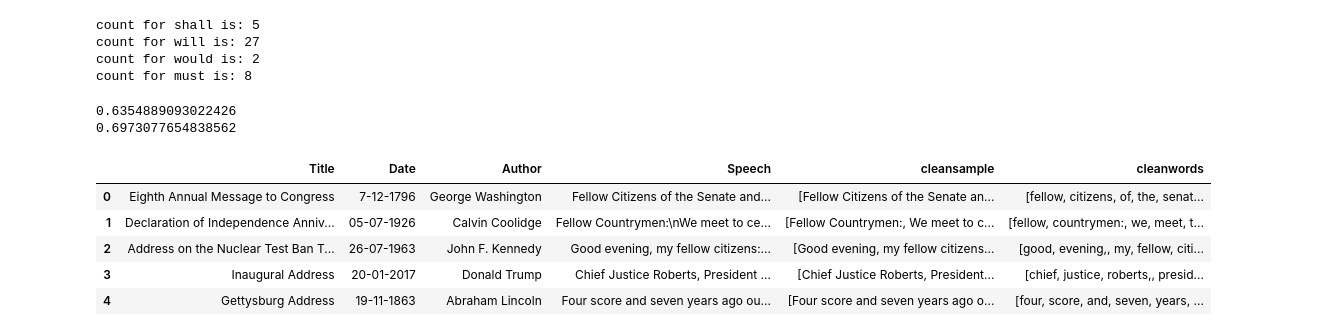
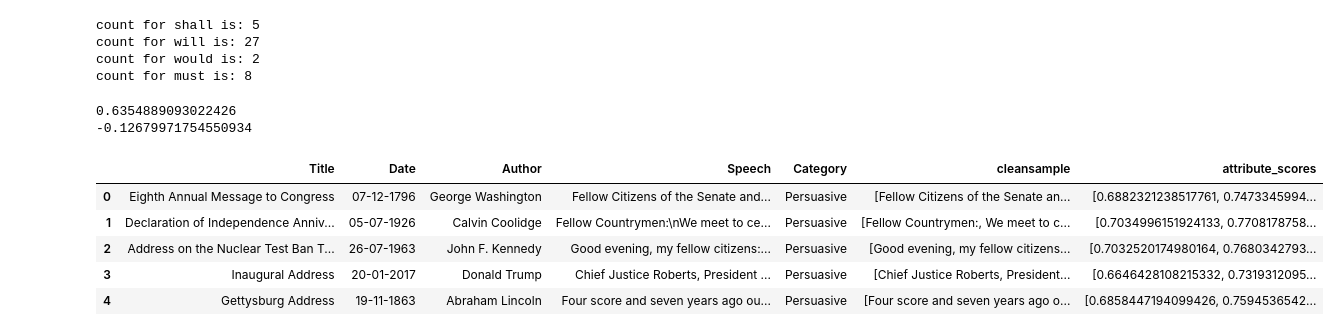
Before and after one commit to hauntedcupoftea/skript, a Jupyter notebook: skriptExperimentation.ipynb, the cells around one changed output. Cells and saved outputs as stored; diff of their text form; code cells hidden in the pictures.

```diff
--- a/skriptExperimentation.ipynb
+++ b/skriptExperimentation.ipynb
@@ -29,6 +29,6 @@ Your kernel may have been built without NUMA support.
 # %%
 # import the sample dataset, created by Vasu Jain.
-dataset = pd.read_csv('Speeches.csv')
+dataset = pd.read_csv('speechescsv.csv', encoding='unicode_escape')
 # %%
 # let the user select a speech and seperate every sentence from it.
 f = open('sample.txt', 'r', encoding='UTF8')
@@ -104,40 +106,49 @@ for i in proc:
 PERscore = np.sqrt(modcount/auxcount)
 print(PERscore)
 
-print(proc.similarity(nlp("progressive")))
+print(proc.similarity(nlp("sexy")))
 # %% [output]
 0.6354889093022426
-0.6973077654838562
+-0.12679971754550934
+# %%
+def attrSep(proc: spacy.tokens.doc.Doc) -> list:
+    info = proc.similarity(nlp('information facts assertion'))
+    pers = proc.similarity(nlp('imperative persuasive argument'))
+    desc = proc.similarity(nlp('descriptive demonstration workshop'))
+    entr = proc.similarity(nlp('entertaining witty engaging'))
+    cerm = proc.similarity(nlp('occasion ceremony tribute'))
+    return [info, pers, desc, entr, cerm]
 # %%
 # a script that cleans every speech in the dataset and adds it to the dataframe
 # megasample and megawords contain the megaArray that can just be slotted in into the dataframe
 megasample = []
-megawords = []
+proclist = []
+mAttList = []
 # loop the cleaning script across all the speeches of the dataset.
 # this code can also be used as general cleaning of input data.
-for i in range(len(dataset)):
+for number in range(len(dataset)):
     cleansample = []
     cleanwords = []
-    sample = np.array(re.split(r'(\. )|(\n)|(;)', dataset.loc[i, 'Speech']))
+    # seperate sentences
+    sample = np.array(re.split(r'(\. )|(\n)|(;)', dataset.loc[number, 'Speech']))
     sample = sample[sample != np.array(None)]
-    cleansample = np.array([i for i in sample if len(i) > 4])
-    words = [i.split() for i in cleansample]
-    punc = '''!()-[]{};:'"\,<>./?@#$%^&*_~'''
-    for i in words:
-        for x in i:
-            x.replace(punc, "")
-            cleanwords.append(x.lower())
+    cleansample = np.array([a for a in sample if len(a) > 4])
     megasample.append(cleansample)
-    megawords.append(cleanwords)
+    # run the model on this particular transcript
+    rawspeech = " ".join(cleansample.tolist())
+    proc = nlp(rawspeech)
+    proclist.append(proc)
+    attrList = attrSep(proc)
+    mAttList.append(attrList)
 
 
 dataset['cleansample'] = megasample
-dataset['cleanwords'] = megawords
+dataset['attribute_scores'] = mAttList
 dataset.head()
 # %% [output]
-|  | Title | Date | Author | Speech | cleansample | cleanwords |
-| 0 | Eighth Annual Message to Congress | 7-12-1796 | George Washington | Fellow Citizens of the Senate and... | [Fellow Citizens of the Senate an... | [fellow, citizens, of, the, senat... |
-| 1 | Declaration of Independence Anniv... | 05-07-1926 | Calvin Coolidge | Fellow Countrymen:\nWe meet to ce... | [Fellow Countrymen:, We meet to c... | [fellow, countrymen:, we, meet, t... |
-| 2 | Address on the Nuclear Test Ban T... | 26-07-1963 | John F. Kennedy | Good evening, my fellow citizens:... | [Good evening, my fellow citizens... | [good, evening,, my, fellow, citi... |
-| 3 | Inaugural Address | 20-01-2017 | Donald Trump | Chief Justice Roberts, President ... | [Chief Justice Roberts, President... | [chief, justice, roberts,, presid... |
-| 4 | Gettysburg Address | 19-11-1863 | Abraham Lincoln | Four score and seven years ago ou... | [Four score and seven years ago o... | [four, score, and, seven, years, ... |
+|  | Title | Date | Author | Speech | Category | cleansample | attribute_scores |
+| 0 | Eighth Annual Message to Congress | 07-12-1796 | George Washington | Fellow Citizens of the Senate and... | Persuasive | [Fellow Citizens of the Senate an... | [0.6882321238517761, 0.7473345994... |
+| 1 | Declaration of Independence Anniv... | 05-07-1926 | Calvin Coolidge | Fellow Countrymen:\nWe meet to ce... | Persuasive | [Fellow Countrymen:, We meet to c... | [0.7034996151924133, 0.7708178758... |
+| 2 | Address on the Nuclear Test Ban T... | 26-07-1963 | John F. Kennedy | Good evening, my fellow citizens:... | Persuasive | [Good evening, my fellow citizens... | [0.7032520174980164, 0.7680342793... |
+| 3 | Inaugural Address | 20-01-2017 | Donald Trump | Chief Justice Roberts, President ... | Persuasive | [Chief Justice Roberts, President... | [0.6646428108215332, 0.7319312095... |
+| 4 | Gettysburg Address | 19-11-1863 | Abraham Lincoln | Four score and seven years ago ou... | Persuasive | [Four score and seven years ago o... | [0.6858447194099426, 0.7594536542... |
```
Also changed, not shown: parts of 5 cells of this notebook, 5 other files.
